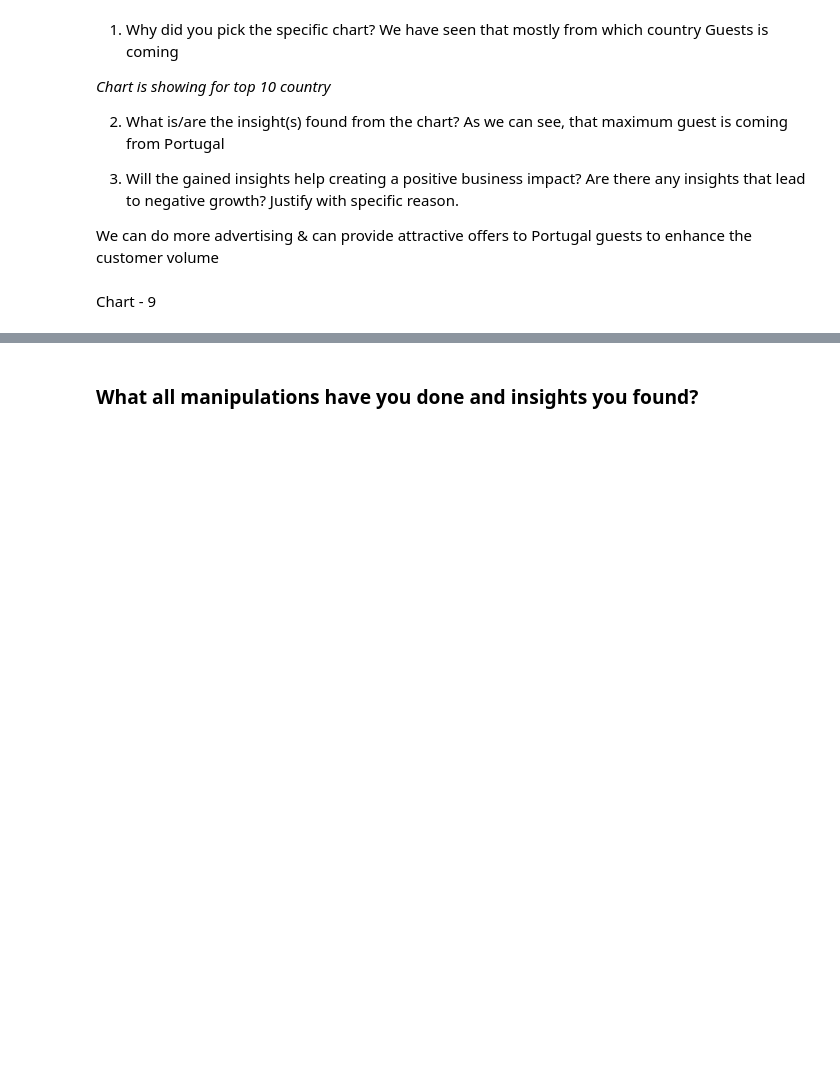
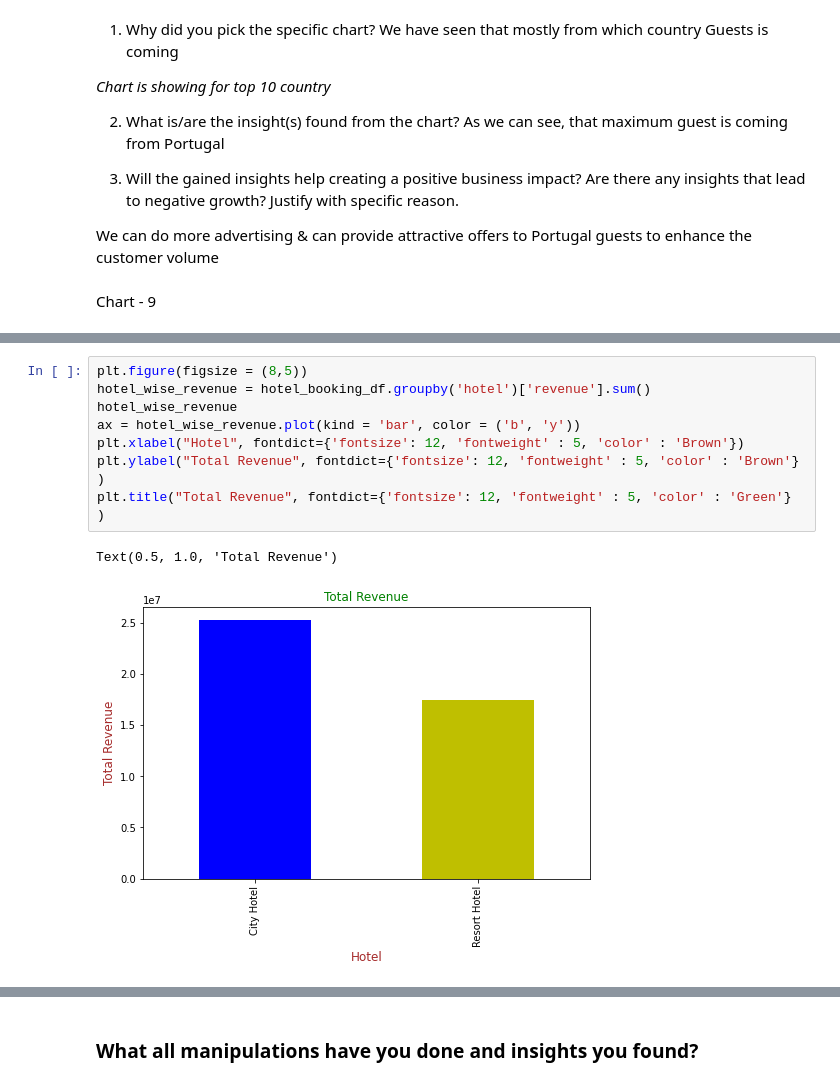
Before and after one commit to Biplobdas1999/EDA-Capstone-project, a Jupyter notebook: Sample_EDA_Submission_Template.ipynb, the cells around one changed output, grey strips where cells are left out. Saved outputs shown, nothing was run; the diff lists cells and outputs as text; blank space fills up the shorter version.

```diff
--- a/Sample_EDA_Submission_Template.ipynb
+++ b/Sample_EDA_Submission_Template.ipynb
@@ -858,0 +856,11 @@ print(f"Poor Netwok States are {list(poor_network_states)} and Network needs to
+# %%
+plt.figure(figsize = (8,5))
+hotel_wise_revenue = hotel_booking_df.groupby('hotel')['revenue'].sum()
+hotel_wise_revenue
+ax = hotel_wise_revenue.plot(kind = 'bar', color = ('b', 'y'))
+plt.xlabel("Hotel", fontdict={'fontsize': 12, 'fontweight' : 5, 'color' : 'Brown'})
+plt.ylabel("Total Revenue", fontdict={'fontsize': 12, 'fontweight' : 5, 'color' : 'Brown'} )
+plt.title("Total Revenue", fontdict={'fontsize': 12, 'fontweight' : 5, 'color' : 'Green'} )
+# %% [output]
+Text(0.5, 1.0, 'Total Revenue')
+[figure, added]
```
Also changed, not shown: parts of 137 cells of this notebook.
